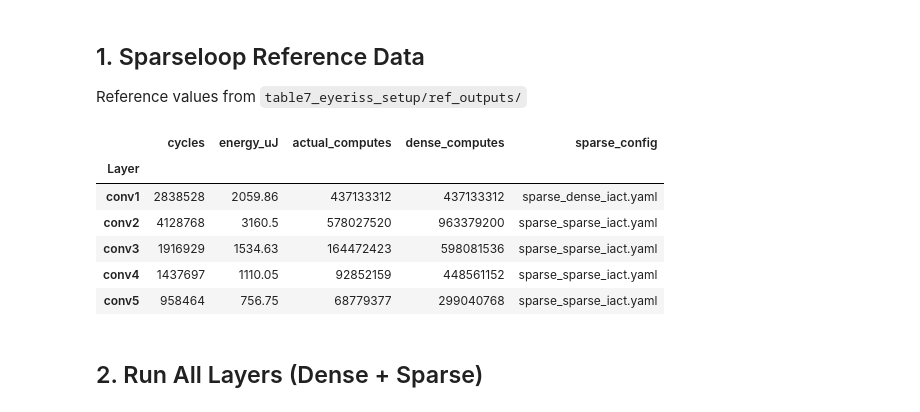
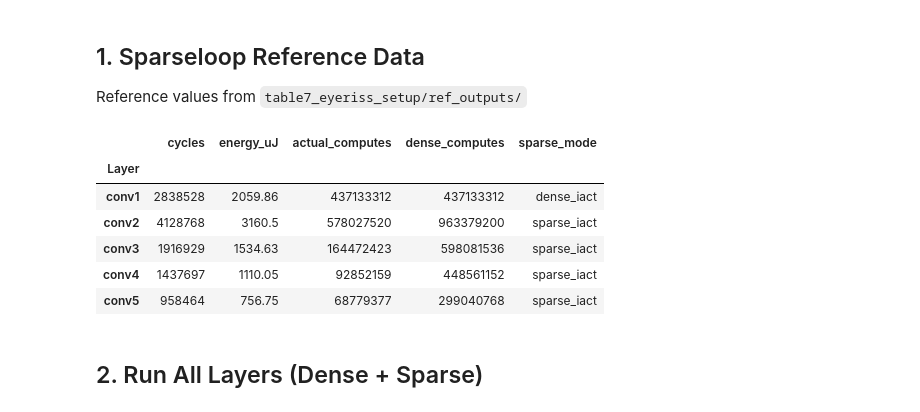
Before and after one commit to Accelergy-Project/accelforge, a Jupyter notebook: notebooks/sparseloop_reproduction/table7_eyeriss_reproduction.ipynb, the cells around one changed output. Drawn from its saved outputs; the diff is of its cells as text; code cells hidden in the pictures.

```diff
--- a/notebooks/sparseloop_reproduction/table7_eyeriss_reproduction.ipynb
+++ b/notebooks/sparseloop_reproduction/table7_eyeriss_reproduction.ipynb
@@ -33,29 +33,29 @@ Reference values from `table7_eyeriss_setup/ref_outputs/`
 # %%
 # Sparseloop reference (sparse case)
 SL_REF = {
     'conv1': {'cycles': 2_838_528, 'energy_uJ': 2_059.86, 'actual_computes': 437_133_312,
-              'dense_computes': 437_133_312, 'sparse_config': 'sparse_dense_iact.yaml'},
+              'dense_computes': 437_133_312, 'sparse_mode': 'dense_iact'},
     'conv2': {'cycles': 4_128_768, 'energy_uJ': 3_160.50, 'actual_computes': 578_027_520,
-              'dense_computes': 963_379_200, 'sparse_config': 'sparse_sparse_iact.yaml'},
+              'dense_computes': 963_379_200, 'sparse_mode': 'sparse_iact'},
     'conv3': {'cycles': 1_916_929, 'energy_uJ': 1_534.63, 'actual_computes': 164_472_423,
-              'dense_computes': 598_081_536, 'sparse_config': 'sparse_sparse_iact.yaml'},
+              'dense_computes': 598_081_536, 'sparse_mode': 'sparse_iact'},
     'conv4': {'cycles': 1_437_697, 'energy_uJ': 1_110.05, 'actual_computes': 92_852_159,
-              'dense_computes': 448_561_152, 'sparse_config': 'sparse_sparse_iact.yaml'},
+              'dense_computes': 448_561_152, 'sparse_mode': 'sparse_iact'},
     'conv5': {'cycles':   958_464, 'energy_uJ':   756.75, 'actual_computes': 68_779_377,
-              'dense_computes': 299_040_768, 'sparse_config': 'sparse_sparse_iact.yaml'},
+              'dense_computes': 299_040_768, 'sparse_mode': 'sparse_iact'},
 }
 
 ref_df = pd.DataFrame(SL_REF).T
 ref_df.index.name = 'Layer'
 display(ref_df)
 # %% [output]
-|  | cycles | energy_uJ | actual_computes | dense_computes | sparse_config |
+|  | cycles | energy_uJ | actual_computes | dense_computes | sparse_mode |
 | Layer |  |  |  |  |  |
-| conv1 | 2838528 | 2059.86 | 437133312 | 437133312 | sparse_dense_iact.yaml |
-| conv2 | 4128768 | 3160.5 | 578027520 | 963379200 | sparse_sparse_iact.yaml |
-| conv3 | 1916929 | 1534.63 | 164472423 | 598081536 | sparse_sparse_iact.yaml |
-| conv4 | 1437697 | 1110.05 | 92852159 | 448561152 | sparse_sparse_iact.yaml |
-| conv5 | 958464 | 756.75 | 68779377 | 299040768 | sparse_sparse_iact.yaml |
+| conv1 | 2838528 | 2059.86 | 437133312 | 437133312 | dense_iact |
+| conv2 | 4128768 | 3160.5 | 578027520 | 963379200 | sparse_iact |
+| conv3 | 1916929 | 1534.63 | 164472423 | 598081536 | sparse_iact |
+| conv4 | 1437697 | 1110.05 | 92852159 | 448561152 | sparse_iact |
+| conv5 | 958464 | 756.75 | 68779377 | 299040768 | sparse_iact |
 # %% [markdown]
 ## 2. Run All Layers (Dense + Sparse)
 # %%
```
Also changed, not shown: parts of 2 cells of this notebook, 5 other files.
